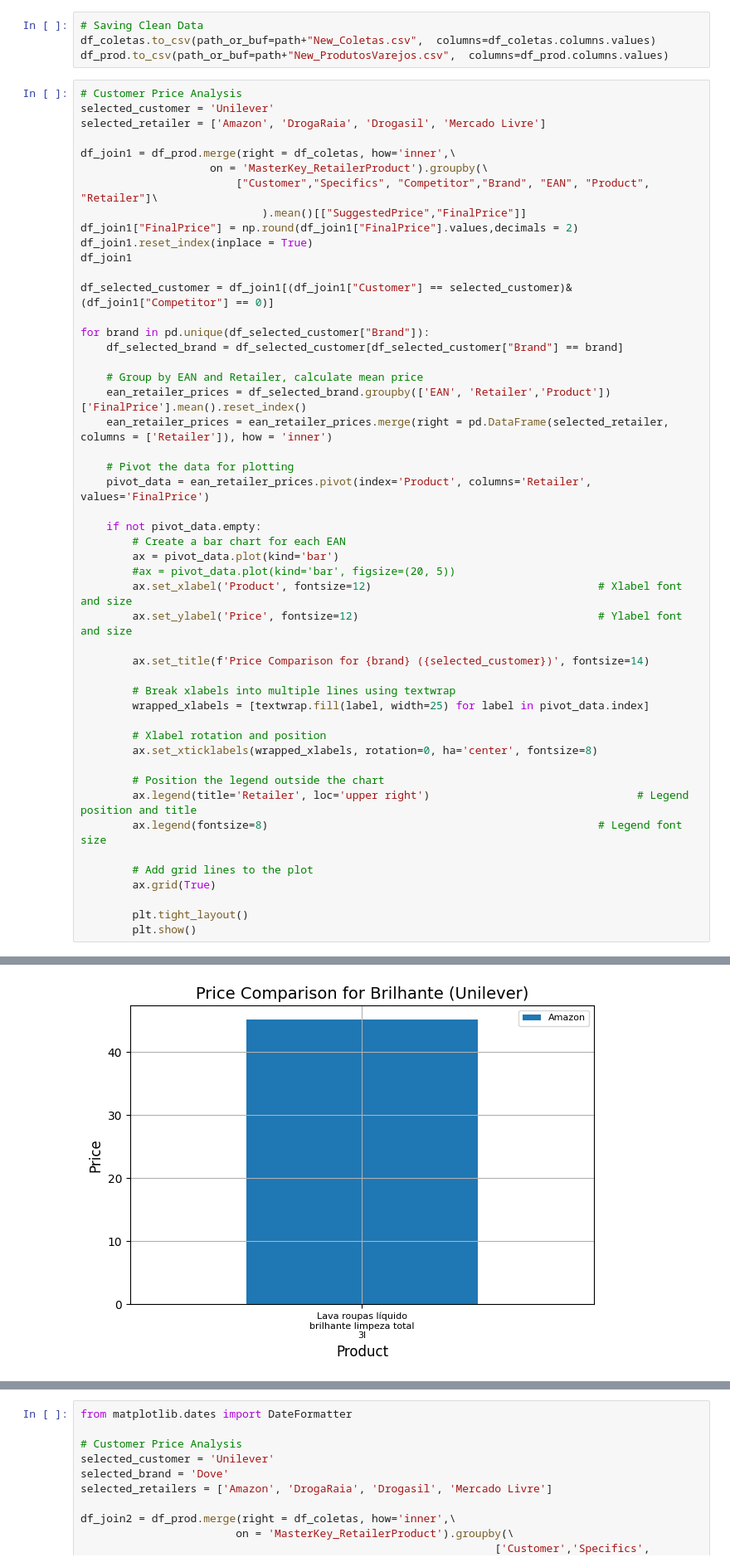
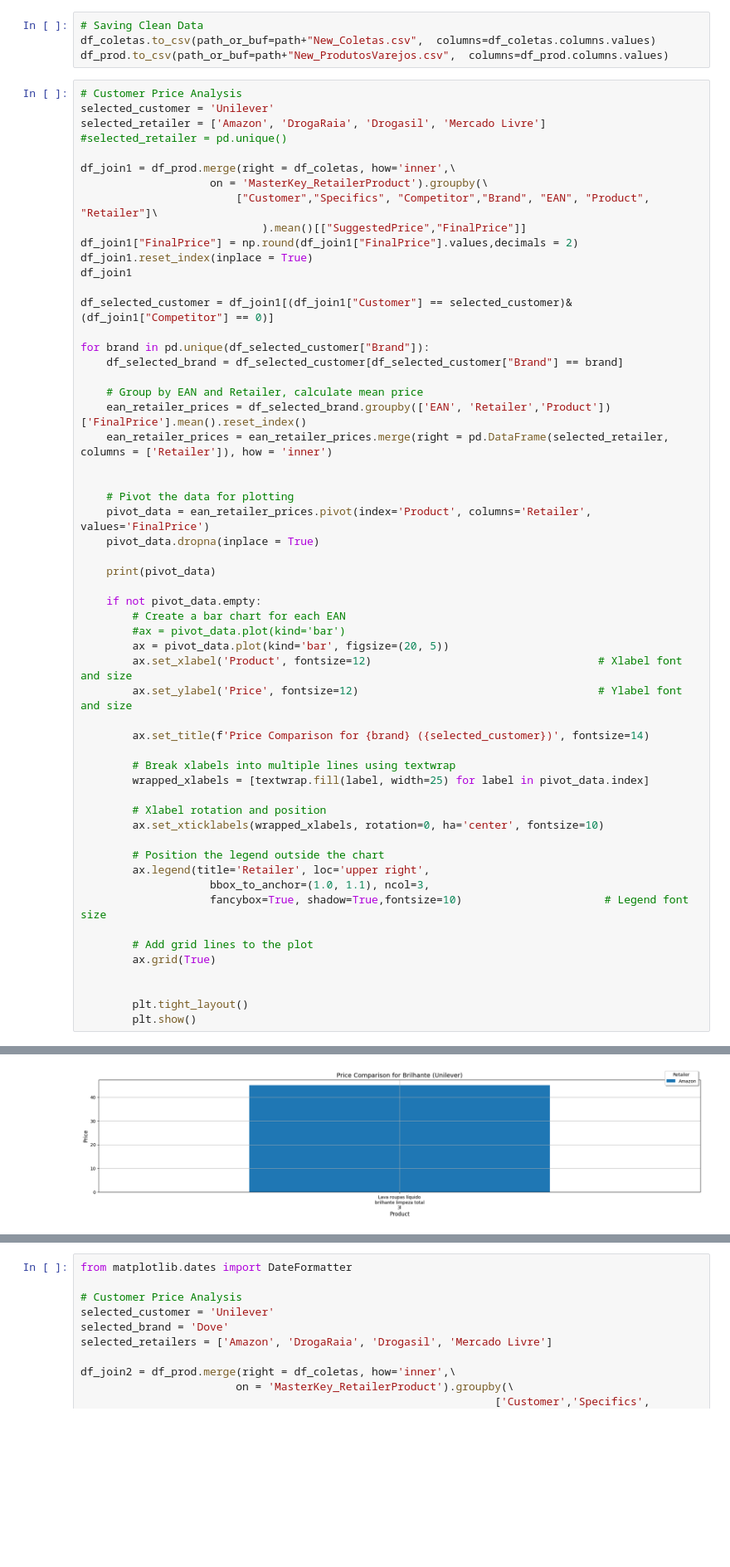
Before and after one commit to luizavboas/test-analytics-engineer_luiza, a Jupyter notebook: notebooks/data_analysis.ipynb, the cells around one changed output, grey strips where cells are left out. Shown at 83% size. Saved outputs shown, nothing was run; the diff lists cells and outputs as text; blank space fills up the shorter version.

Commit message:
charts improve

```diff
--- a/notebooks/data_analysis.ipynb
+++ b/notebooks/data_analysis.ipynb
@@ -189,6 +189,7 @@ df_prod.to_csv(path_or_buf=path+"New_ProdutosVarejos.csv",  columns=df_prod.colu
 # Customer Price Analysis
 selected_customer = 'Unilever'
 selected_retailer = ['Amazon', 'DrogaRaia', 'Drogasil', 'Mercado Livre']
+#selected_retailer = pd.unique()
 
 df_join1 = df_prod.merge(right = df_coletas, how='inner',\
                     on = 'MasterKey_RetailerProduct').groupby(\
@@ -207,13 +208,17 @@ for brand in pd.unique(df_selected_customer["Brand"]):
     ean_retailer_prices = df_selected_brand.groupby(['EAN', 'Retailer','Product'])['FinalPrice'].mean().reset_index()
     ean_retailer_prices = ean_retailer_prices.merge(right = pd.DataFrame(selected_retailer, columns = ['Retailer']), how = 'inner')
 
+
     # Pivot the data for plotting
     pivot_data = ean_retailer_prices.pivot(index='Product', columns='Retailer', values='FinalPrice')
+    pivot_data.dropna(inplace = True)
+
+    print(pivot_data)
 
     if not pivot_data.empty:
         # Create a bar chart for each EAN
-        ax = pivot_data.plot(kind='bar')
-        #ax = pivot_data.plot(kind='bar', figsize=(20, 5))
+        #ax = pivot_data.plot(kind='bar')
+        ax = pivot_data.plot(kind='bar', figsize=(20, 5))
         ax.set_xlabel('Product', fontsize=12)                                   # Xlabel font and size
         ax.set_ylabel('Price', fontsize=12)                                     # Ylabel font and size
 
@@ -223,15 +228,17 @@ for brand in pd.unique(df_selected_customer["Brand"]):
         wrapped_xlabels = [textwrap.fill(label, width=25) for label in pivot_data.index]
 
         # Xlabel rotation and position
-        ax.set_xticklabels(wrapped_xlabels, rotation=0, ha='center', fontsize=8)
+        ax.set_xticklabels(wrapped_xlabels, rotation=0, ha='center', fontsize=10)
 
         # Position the legend outside the chart
-        ax.legend(title='Retailer', loc='upper right')                                # Legend position and title
-        ax.legend(fontsize=8)                                                   # Legend font size
+        ax.legend(title='Retailer', loc='upper right',
+                    bbox_to_anchor=(1.0, 1.1), ncol=3,
+                    fancybox=True, shadow=True,fontsize=10)                      # Legend font size
 
         # Add grid lines to the plot
         ax.grid(True)
 
+
         plt.tight_layout()
         plt.show()
 # %% [output]
@@ -238 +248 @@ for brand in pd.unique(df_selected_customer["Brand"]):
-[figure, old version]
+[figure, new version]
```
Also changed, not shown: parts of 1 cell of this notebook.
